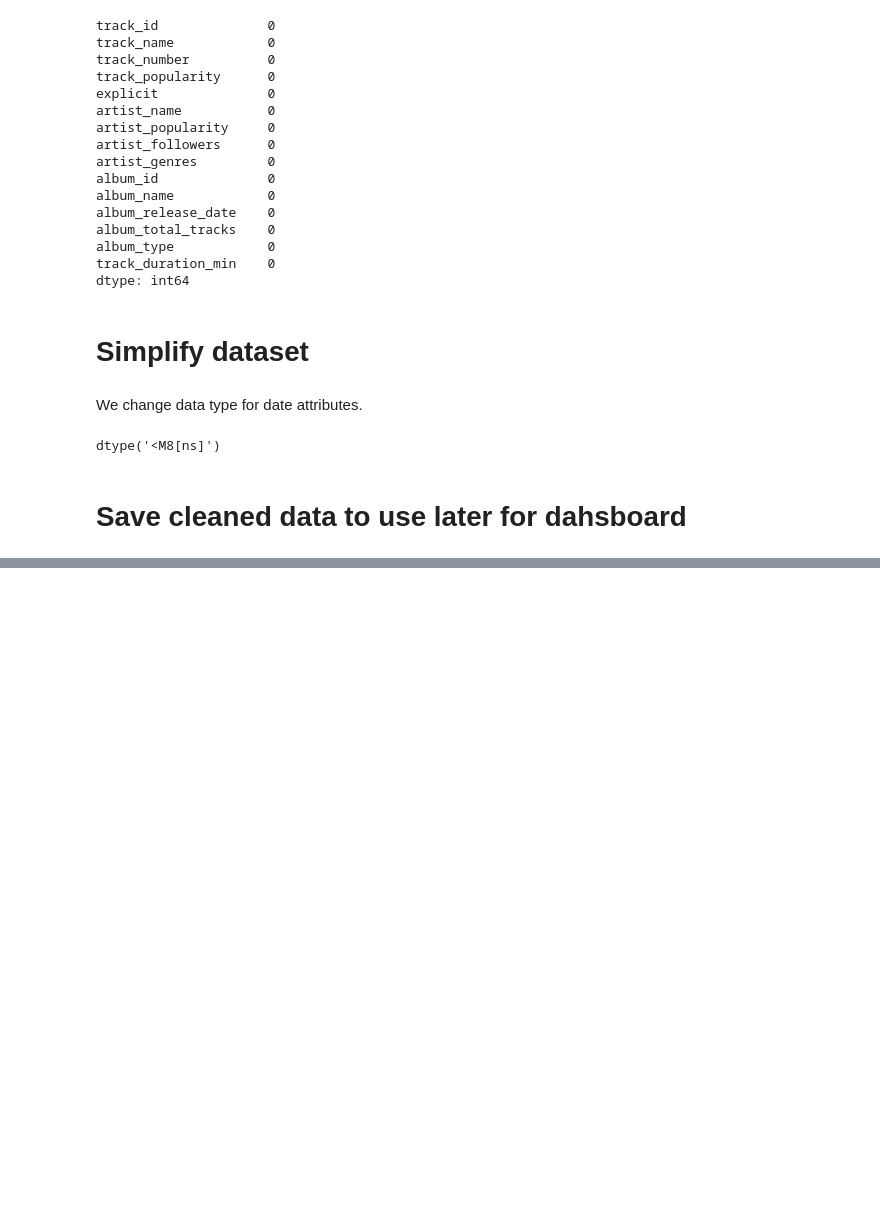
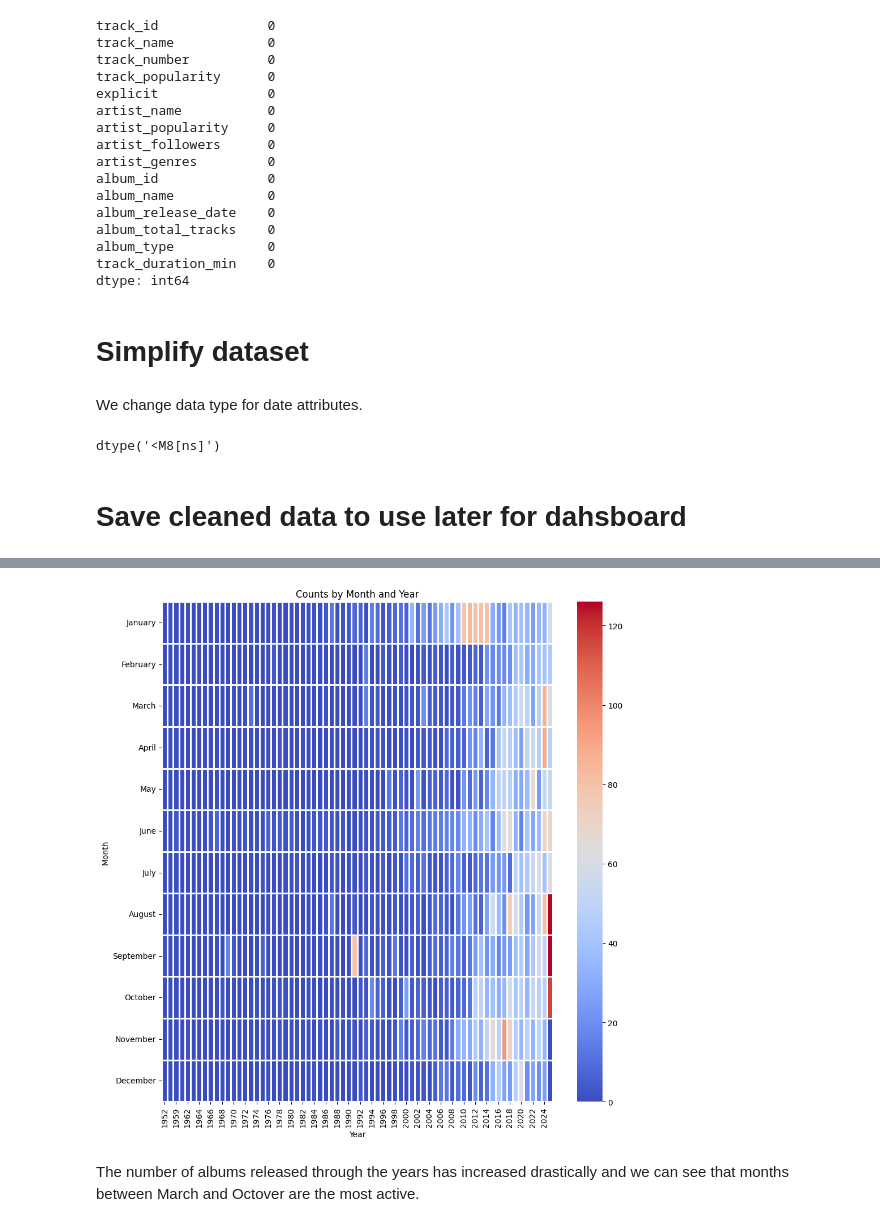
Before and after one commit to mo-chabane-tech/Data-Notebooks-And-Dashboards, a Jupyter notebook: Spotify Global Music/Notebook.ipynb, the cells around one changed output, grey strips where cells are left out. Drawn from its saved outputs; the diff is of its cells as text; code cells hidden in the pictures; blank space fills up the shorter version.

Commit message:
feat: visualize count of albums release by month and year.

```diff
--- a/Spotify Global Music/Notebook.ipynb
+++ b/Spotify Global Music/Notebook.ipynb
@@ -152,0 +157,5 @@ dtype('<M8[ns]')
+# %%
+matrix = df[["album_release_date"]]
+matrix["year"] = matrix["album_release_date"].dt.year
+matrix["month"] = matrix["album_release_date"].dt.month_name()
+matrix
@@ -152,0 +176,3 @@ dtype('<M8[ns]')
+# %%
+matrix = matrix.sort_values(by="year", ascending=False)
+matrix
@@ -152,0 +193,18 @@ dtype('<M8[ns]')
+# %%
+month_map = months = {
+    "January": 1,
+    "February": 2,
+    "March": 3,
+    "April": 4,
+    "May": 5,
+    "June": 6,
+    "July": 7,
+    "August": 8,
+    "September": 9,
+    "October": 10,
+    "November": 11,
+    "December": 12
+}
+
+matrix = matrix.groupby(["month", "year"])["year"].size().unstack().sort_index(key=lambda x: x.map(month_map)).fillna(0)
+matrix
@@ -152,0 +227,12 @@ dtype('<M8[ns]')
+# %%
+plt.figure(figsize=(10, 10))
+sns.heatmap(matrix, cmap="coolwarm", linewidths=1)
+plt.ylabel("Month")
+plt.xlabel("Year")
+plt.title("Counts by Month and Year")
+plt.tight_layout()
+plt.show()
+# %% [output]
+[figure, added]
+# %% [markdown]
+The number of albums released through the years has increased drastically and we can see that months between March and Octover are the most active.
```
Also changed, not shown: parts of 5 cells of this notebook.
